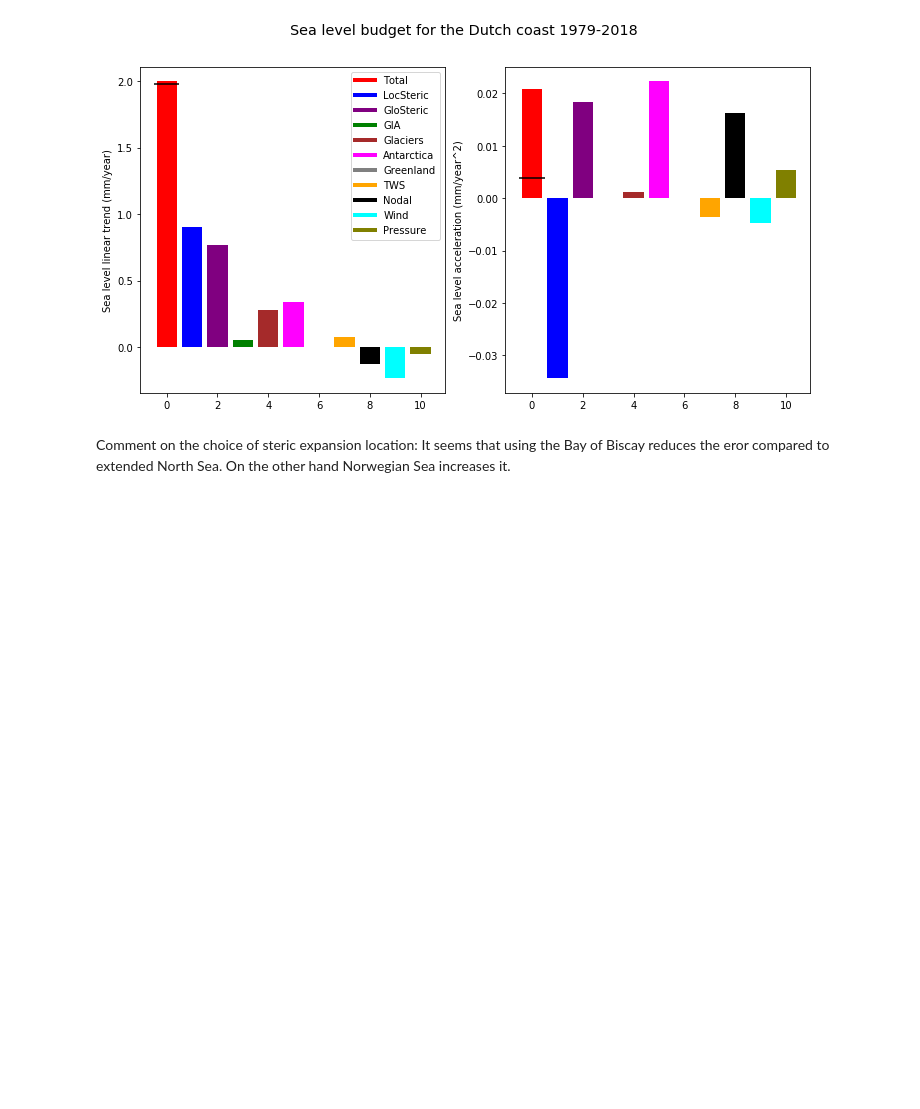
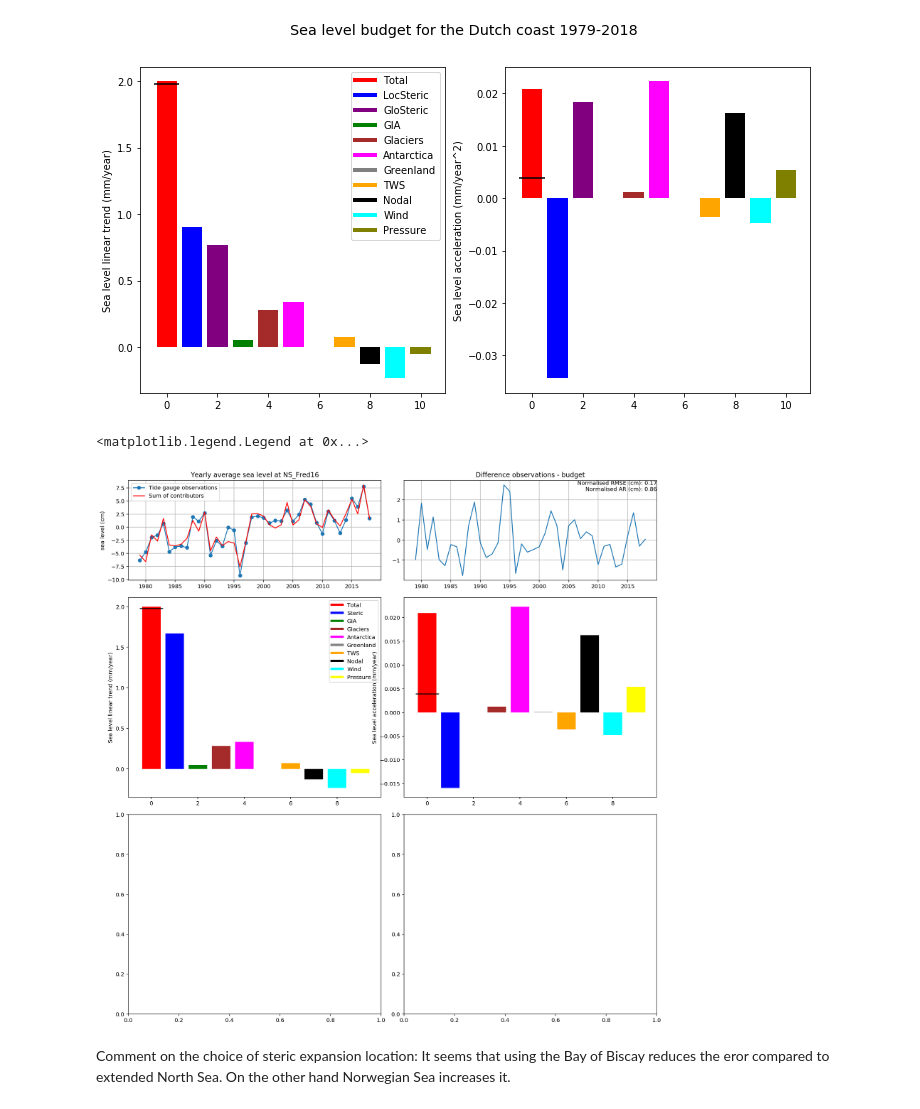
Before and after one commit to Jacobiaan/SLBudget, a Jupyter notebook: notebooks/Budget.ipynb, the cells around one changed output. Saved outputs shown, nothing was run; the diff lists cells and outputs as text; code cells hidden in the pictures; blank space fills up the shorter version.

```diff
--- a/notebooks/Budget.ipynb
+++ b/notebooks/Budget.ipynb
@@ -273,6 +251,61 @@ fig.suptitle('Sea level budget for the Dutch coast 1979-2018', fontsize="x-large
 # %% [output]
 Text(0.5, 0.98, 'Sea level budget for the Dutch coast 1979-2018')
 [figure]
+# %%
+### Plot compaison between tide gauge observations and budget
+fig, ax = plt.subplots(3, 2, figsize=(14,14), gridspec_kw={'height_ratios': [1, 2, 2]})
+fig.tight_layout()
+
+ax[0,0].plot(slmean_df.Obs - slmean_df.Obs.mean(), 'o-', label='Tide gauge observations')
+ax[0,0].plot(slmean_df.Total - slmean_df.Total.mean() , 'r-', label='Sum of contributors')
+
+#ax[0,0].set_xlabel('time')
+ax[0,0].set_ylabel('sea level (cm)')
+ax[0,0].set_title('Yearly average sea level at '+tg_sel)
+ax[0,0].grid(True)
+ax[0,0].legend(loc='upper left')
+
+### Plot the difference between observations and budget
+diff_df = slmean_df.Obs - slmean_df.Total
+diff_df = diff_df - diff_df.mean()
+
+t = ('Normalised RMSE (cm): '+
+     str( round(np.sqrt( (diff_df**2).sum() ) / len(diff_df), 2 ))+ '\n' +
+     'Normalised AR (cm): '+
+     str( round( np.abs(diff_df).sum() / len(diff_df),2)))
+ax[0,1].text(1.0, 1.0, t, ha='right', va='top', transform=ax[0,1].transAxes)
+ax[0,1].set_title('Difference observations - budget')
+ax[0,1].grid(True)
+#diff_df = diff_df.rolling( 3, center=True).mean() # Add a running average (keep after diagnostics)
+ax[0,1].plot(diff_df)
+
+### Plot the trend and acceleration budget
+lin_trend = np.polyfit(slmean_df.index, slmean_df * 10, 1)[0,:]  # Convert from cm to mm
+stat_df = pd.DataFrame(data = dict(Lin_trend = lin_trend), index=slmean_df.columns)
+
+acceleration = 2 * np.polyfit(slmean_df.index, slmean_df * 10, 2)[0,:] # Convert from cm^2 / year to mm^2 / year
+stat_df['Acceleration'] = acceleration
+
+colors = ['red', 'blue', 'green', 'brown', 'magenta', 'grey', 'orange', 'black', 'cyan', 'yellow']
+ind = np.arange(len(slmean_df.columns) - 1 )
+
+legend_elements = []
+for i in ind:
+    legend_elements.append(Line2D([0], [0], color = colors[i], lw = 4, label = slmean_df.columns[i]))
+
+ax[1,0].bar(ind, lin_trend[:-1], color=colors)
+ax[1,0].hlines(y=lin_trend[-1], xmin=-0.5, xmax=0.5, color='black')
+ax[1,0].set_ylabel('Sea level linear trend (mm/year)')
+
+ax[1,1].bar(ind, acceleration[:-1], color=colors)
+ax[1,1].hlines(y=acceleration[-1], xmin=-0.5, xmax=0.5, color='black')
+ax[1,1].set_ylabel('Sea level acceleration (mm/year)')
+ax[1,0].legend(handles=legend_elements, loc='upper right')
+
+#plt.savefig('Figures/CompObsContrib.pdf')
+# %% [output]
+<matplotlib.legend.Legend at 0x...>
+[figure, added]
 # %% [markdown]
 Comment on the choice of steric expansion location:
 It seems that using the Bay of Biscay reduces the eror compared to extended North Sea.
```
Also changed, not shown: parts of 9 cells of this notebook, 1 other file.
